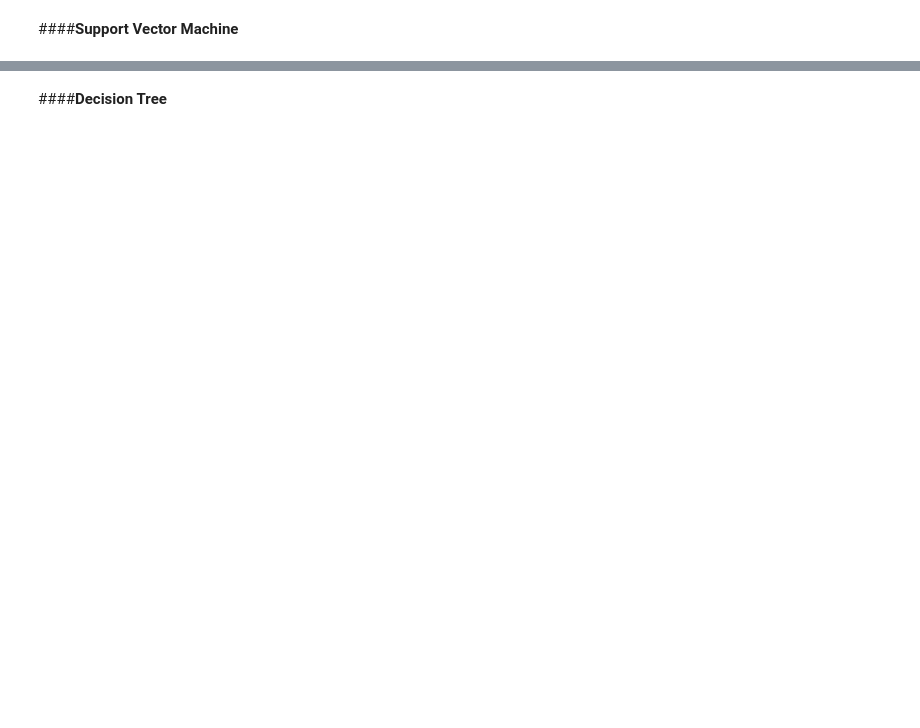
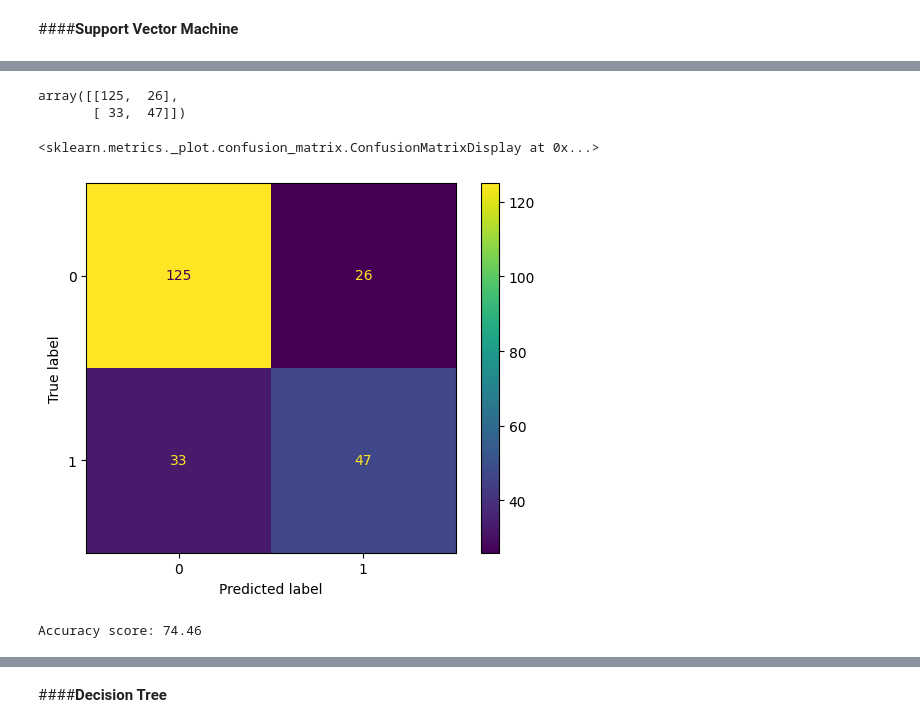
Before and after one commit to SujithSajeev-17/Machine_Learning, a Jupyter notebook: Diabetes_prediction_Classifictaion.ipynb, the cells around one changed output, grey strips where cells are left out. Saved outputs shown, nothing was run; the diff lists cells and outputs as text; code cells hidden in the pictures; blank space fills up the shorter version.

```diff
--- a/Diabetes_prediction_Classifictaion.ipynb
+++ b/Diabetes_prediction_Classifictaion.ipynb
@@ -364,5 +386,19 @@ svm.fit(x_train,y_train)
 y_predict_svm = svm.predict(x_test)
 # %%
 cm_svm = confusion_matrix(y_test,y_predict_svm)
+cm_svm
+# %% [output]
+array([[125,  26],
+       [ 33,  47]])
+# %%
+labels=["0",'1']
+cmd_svm = ConfusionMatrixDisplay(cm_svm,display_labels=labels)
+cmd_svm.plot()
+# %% [output]
+<sklearn.metrics._plot.confusion_matrix.ConfusionMatrixDisplay at 0x...>
+[figure, added]
 # %%
-acc_score_svm = accuracy_score(y_test,y_predict_svm)
+acc_score_svm = accuracy_score(y_test,y_predict_svm) *100
+print(f"Accuracy score: {acc_score_svm:.2f}")
+# %% [output]
+Accuracy score: 74.46
```
Also changed, not shown: parts of 32 cells of this notebook.
